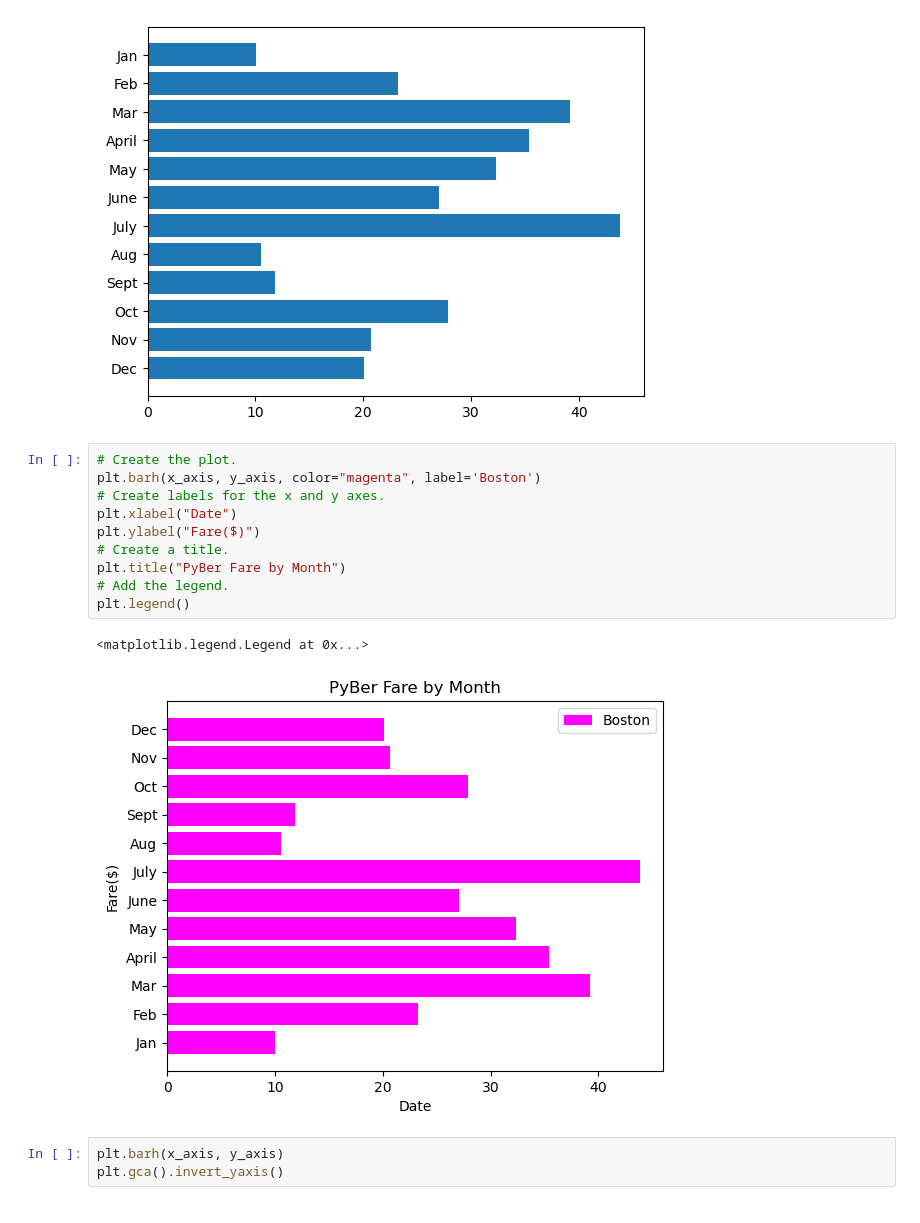
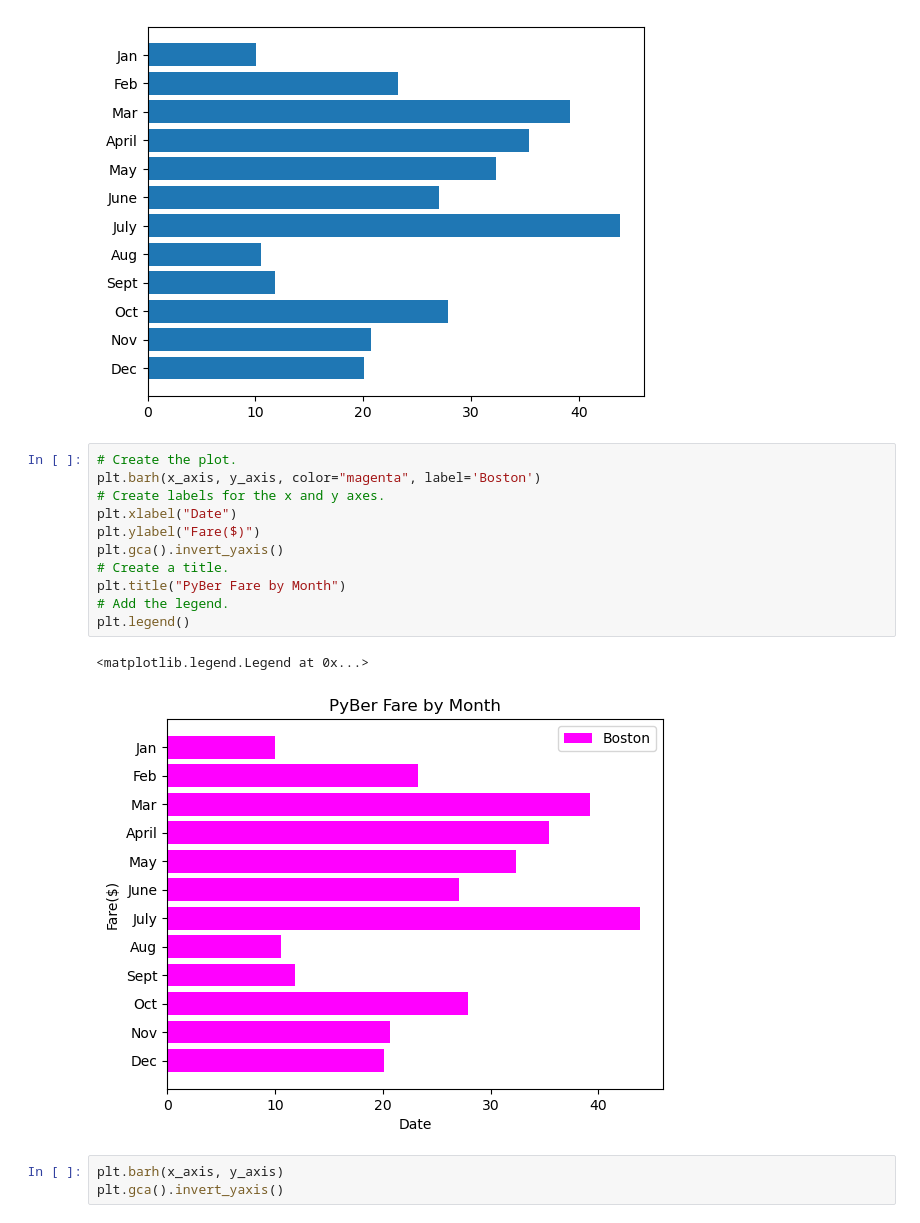
Before and after one commit to deejoseph281/PyBer_Analysis, a Jupyter notebook: matplotlib_practice.ipynb, the cells around one changed output. Saved outputs shown, nothing was run; the diff lists cells and outputs as text.

```diff
--- a/matplotlib_practice.ipynb
+++ b/matplotlib_practice.ipynb
@@ -142,16 +143,17 @@ plt.gca().invert_yaxis()
 # %%
 # Create the plot.
 plt.barh(x_axis, y_axis, color="magenta", label='Boston')
 # Create labels for the x and y axes.
 plt.xlabel("Date")
 plt.ylabel("Fare($)")
+plt.gca().invert_yaxis()
 # Create a title.
 plt.title("PyBer Fare by Month")
 # Add the legend.
 plt.legend()
 # %% [output]
 <matplotlib.legend.Legend at 0x...>
-[figure, old version]
+[figure, new version]
 # %%
 plt.barh(x_axis, y_axis)
 plt.gca().invert_yaxis()
```
Also changed, not shown: parts of 1 cell of this notebook, 2 other files.
